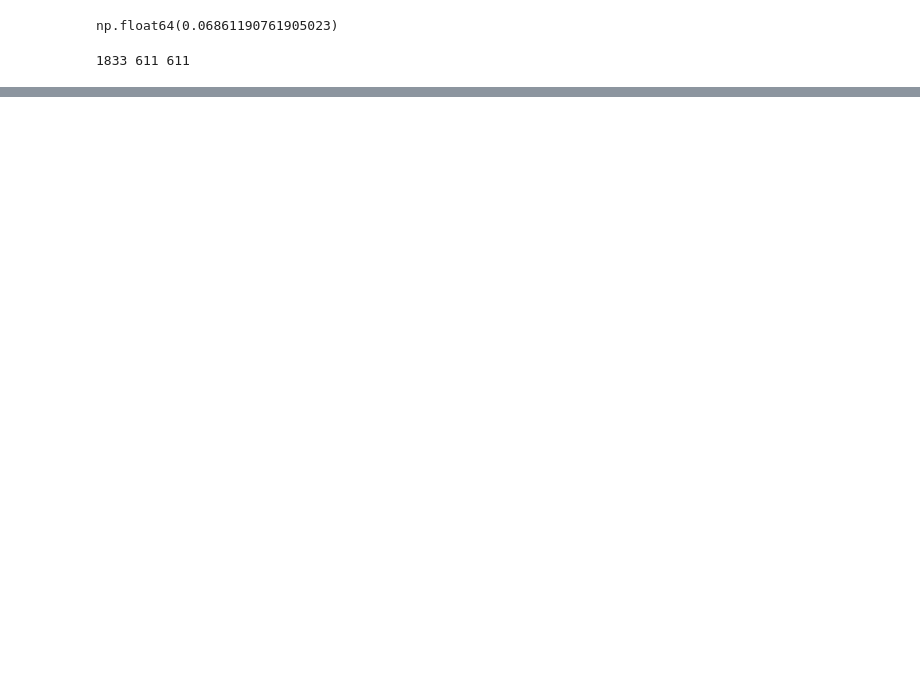
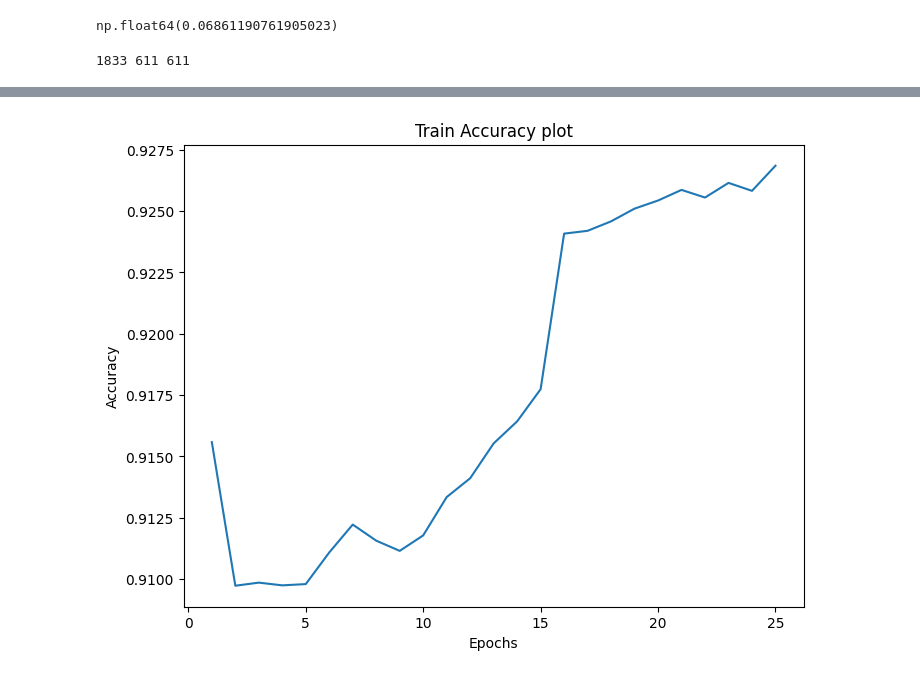
Before and after one commit to Anskira/Predicting-the-pathogenecity-of-genetic-variants, a Jupyter notebook: Notebooks/model_training_2.ipynb, the cells around one changed output, grey strips where cells are left out. Cells and saved outputs as stored; diff of their text form; code cells hidden in the pictures; blank space fills up the shorter version.

```diff
--- a/Notebooks/model_training_2.ipynb
+++ b/Notebooks/model_training_2.ipynb
@@ -378,13 +419,16 @@ plt.savefig('plots/Train loss curve_2.png')
 # %%
 #plotting the accuracy curve
 
 plt.figure(figsize=(8,6))
 
-x = np.arange(1,36,1)
+x = np.arange(1,26,1)
 y = train_result['accuracy']
 
 plt.plot(x, y )
 plt.title('Train Accuracy plot')
 plt.xlabel('Epochs')
 plt.ylabel('Accuracy')
+plt.savefig('Train_accuracy.png')
 plt.show()
+# %% [output]
+[figure, added]
```
Also changed, not shown: parts of 19 cells of this notebook, 8 other files.
